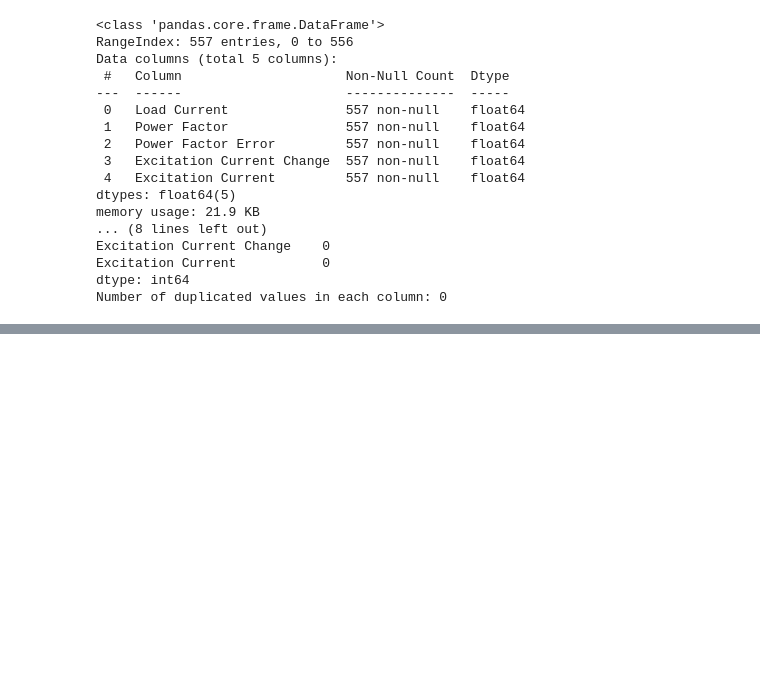
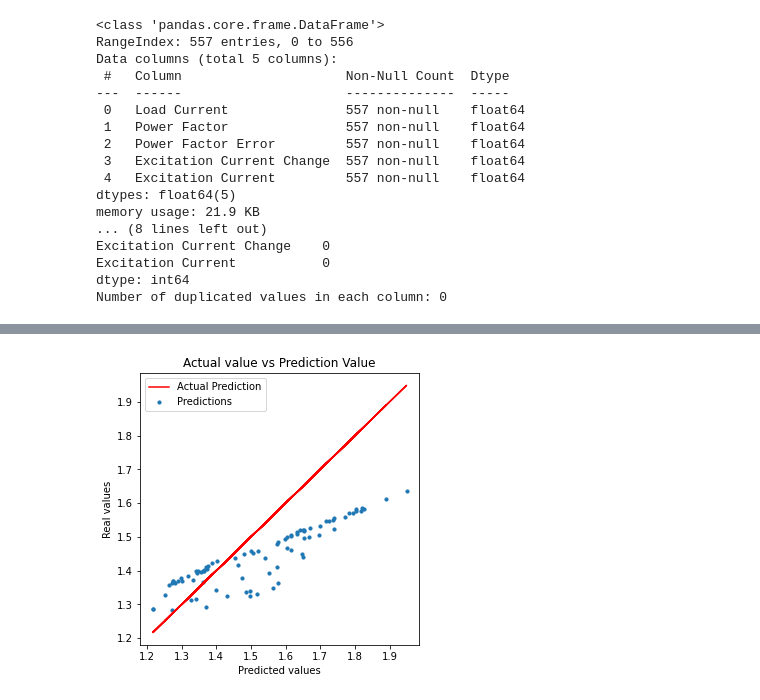
Before and after one commit to YongchangXie/INM701, a Jupyter notebook: Untitled.ipynb, the cells around one changed output, grey strips where cells are left out. Cells and saved outputs as stored; diff of their text form; code cells hidden in the pictures; blank space fills up the shorter version.

```diff
--- a/Untitled.ipynb
+++ b/Untitled.ipynb
@@ -490,0 +188,25 @@ ValueError: in user code:
+# %%
+# Scaling and train test split
+from sklearn.model_selection import train_test_split
+from sklearn.preprocessing import StandardScaler
+
+# Extract Independent Features (Load Current, Power Factor, Power Factor Error and Excitation Current Change)
+X = df.drop('Excitation Current',axis=1)
+
+# Extract Target Feature (Excitation Current)
+y = df['Excitation Current']
+
+# Split the dataset into training and testing set (30% testing set and 70% training set)
+X_train, X_test, y_train, y_test = train_test_split(X,y,test_size=0.3,random_state=1)
+
+
+# Feature Scaling (bring every feature in the same footing without any upfront importance & prevent saturate too fast)
+SS = StandardScaler()
+X_train = SS.fit_transform(X_train)
+X_test = SS.transform(X_test)
+
+# Checking the shape of training and testing dataset
+print(X_train.shape)
+print(X_test.shape)
+print(y_train.shape)
+print(y_test.shape)
@@ -490,0 +294,12 @@ ValueError: in user code:
+# %%
+# Our model predictions
+fig, ax = plt.subplots(figsize=(5, 5))
+plt.scatter(y_test,Predictions,label='Predictions',s=10)
+plt.plot(y_test,y_test,'r',label='Actual Prediction')
+plt.title('Actual value vs Prediction Value')
+plt.xlabel("Predicted values")
+plt.ylabel("Real values")
+plt.legend()
+plt.show()
+# %% [output]
+[figure, added]
```
Also changed, not shown: parts of 24 cells of this notebook.
